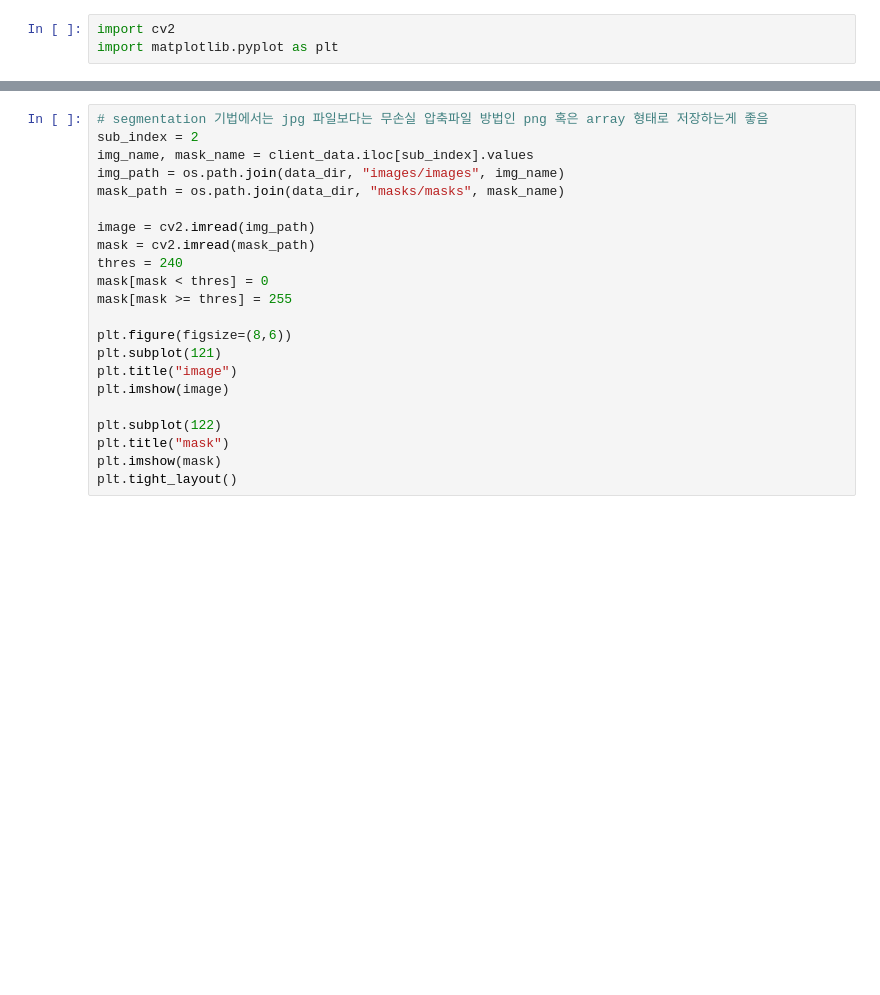
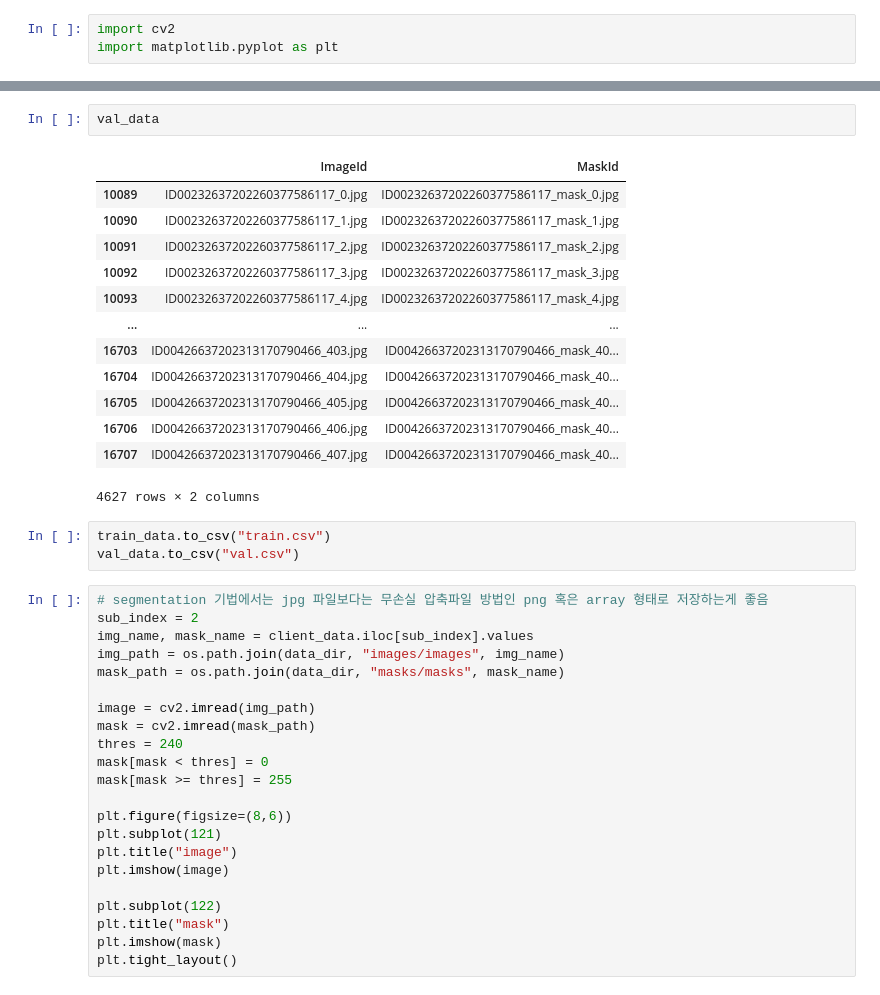
Before and after one commit to Lee-jun-young98/Pytorch_project, a Jupyter notebook: image_segmentation/CT_segmentation.ipynb, the cells around one changed output, grey strips where cells are left out. Saved outputs shown, nothing was run; the diff lists cells and outputs as text; blank space fills up the shorter version.

```diff
--- a/image_segmentation/CT_segmentation.ipynb
+++ b/image_segmentation/CT_segmentation.ipynb
@@ -110,3 +137,22 @@ client_data
+# %%
+val_data
+# %% [output]
+|  | ImageId | MaskId |
+| 10089 | ID00232637202260377586117_0.jpg | ID00232637202260377586117_mask_0.jpg |
+| 10090 | ID00232637202260377586117_1.jpg | ID00232637202260377586117_mask_1.jpg |
+| 10091 | ID00232637202260377586117_2.jpg | ID00232637202260377586117_mask_2.jpg |
+| 10092 | ID00232637202260377586117_3.jpg | ID00232637202260377586117_mask_3.jpg |
+| 10093 | ID00232637202260377586117_4.jpg | ID00232637202260377586117_mask_4.jpg |
+| ... | ... | ... |
+| 16703 | ID00426637202313170790466_403.jpg | ID00426637202313170790466_mask_40... |
+| 16704 | ID00426637202313170790466_404.jpg | ID00426637202313170790466_mask_40... |
+| 16705 | ID00426637202313170790466_405.jpg | ID00426637202313170790466_mask_40... |
+| 16706 | ID00426637202313170790466_406.jpg | ID00426637202313170790466_mask_40... |
+| 16707 | ID00426637202313170790466_407.jpg | ID00426637202313170790466_mask_40... |
+4627 rows × 2 columns
+# %%
+train_data.to_csv("train.csv")
+val_data.to_csv("val.csv")
 # %%
 # segmentation 기법에서는 jpg 파일보다는 무손실 압축파일 방법인 png 혹은 array 형태로 저장하는게 좋음
 sub_index = 2
```
Also changed, not shown: parts of 35 cells of this notebook.
